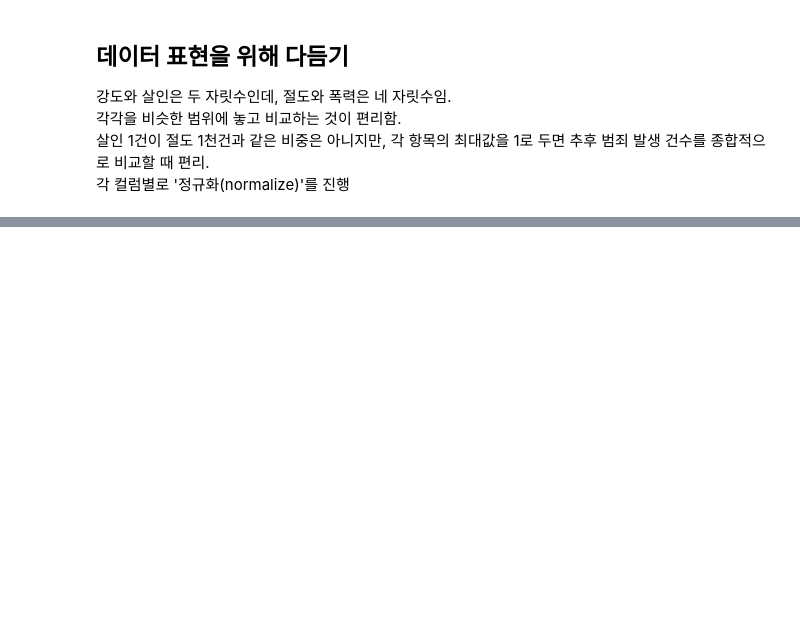
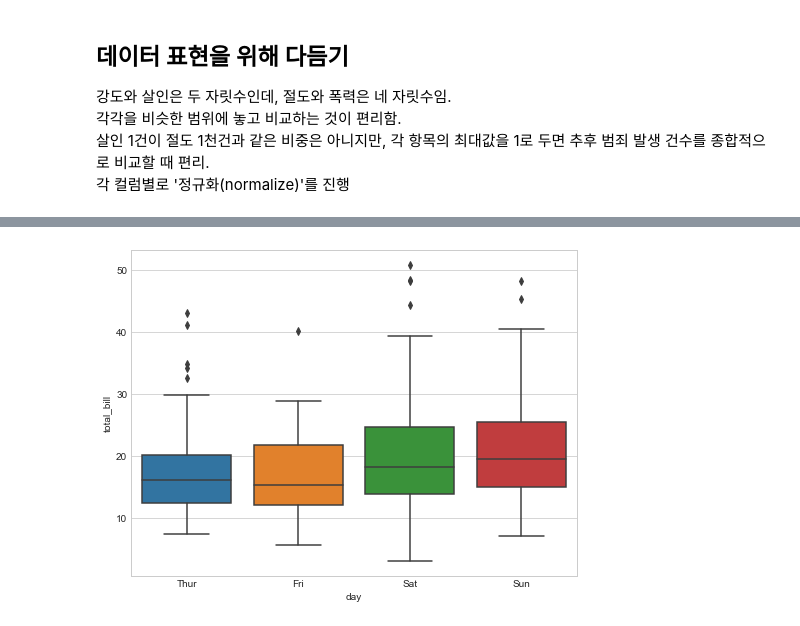
Before and after one commit to KimDoKy/DataScience, a Jupyter notebook: source_code/chap2. Analysis for crime in Seoul.ipynb, the cells around one changed output, grey strips where cells are left out. Cells and saved outputs as stored; diff of their text form; code cells hidden in the pictures; blank space fills up the shorter version.

```diff
--- a/source_code/chap2. Analysis for crime in Seoul.ipynb
+++ b/source_code/chap2. Analysis for crime in Seoul.ipynb
@@ -506,0 +539,14 @@ crime_anal_norm
+# %%
+# Seaborn은 연습할 만한 데이터셋을 몇개 가지고 있음
+
+import matplotlib.pyplot as plt
+import numpy as np
+import seaborn as sns
+
+
+sns.set_style("whitegrid")
+%matplotlib inline
+# %%
+# 요일별 점심, 저녁, 흡연 여부와 식사 금액과 팀을 정리한 데이터 셋
+tips = sns.load_dataset("tips")
+tips.head(5)
@@ -506,0 +560,8 @@ crime_anal_norm
+# %%
+# boxplot를 그리는데 x축에는 요일, y축에는 전체 금액을 그릴 수 있음
+
+plt.figure(figsize=(8,6))
+sns.boxplot(x='day', y='total_bill', data=tips)
+plt.show()
+# %% [output]
+[figure, added]
```
Also changed, not shown: parts of 12 cells of this notebook.
